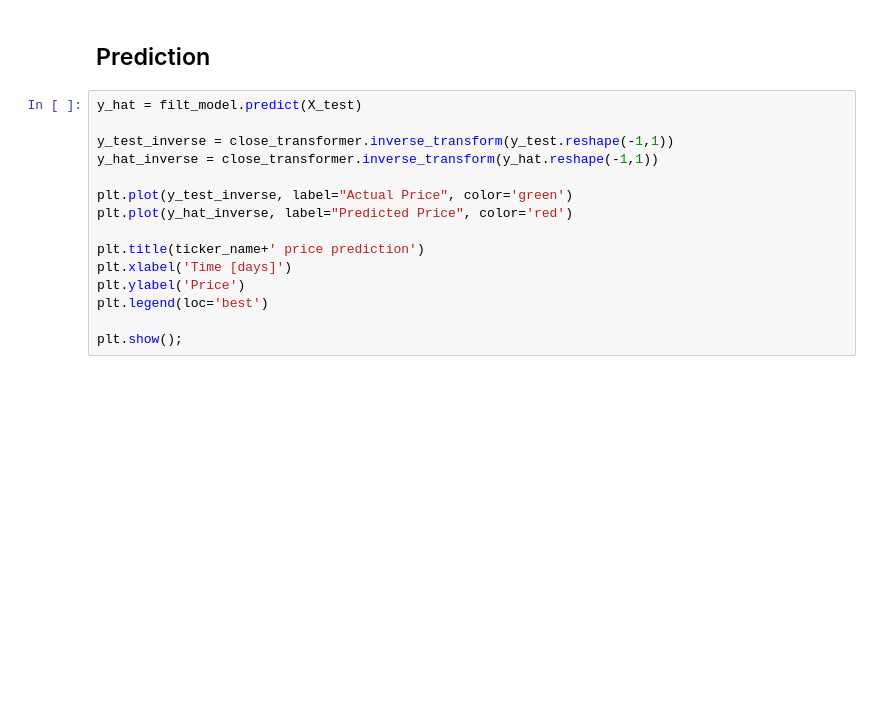
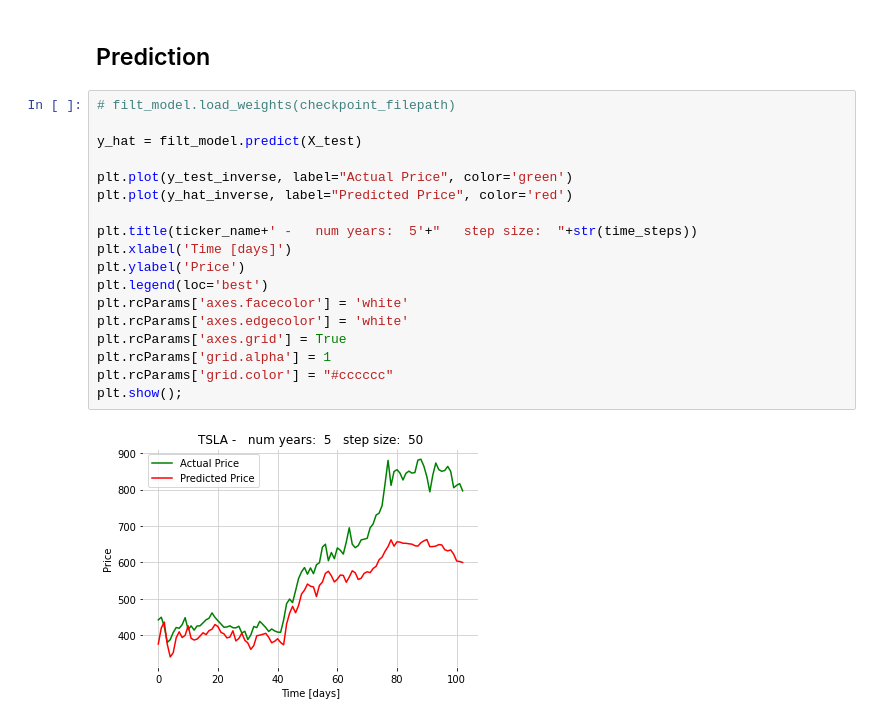
Before and after one commit to fhfonsecaa/stock_prediction_DM, a Jupyter notebook: LSTM_Filtered.ipynb, the cells around one changed output. Drawn from its saved outputs; the diff is of its cells as text; blank space fills up the shorter version.

```diff
--- a/LSTM_Filtered.ipynb
+++ b/LSTM_Filtered.ipynb
@@ -439,17 +489,22 @@ plt.show()
 # %% [markdown]
 ## Prediction
 # %%
+# filt_model.load_weights(checkpoint_filepath)
+
 y_hat = filt_model.predict(X_test)
-
-y_test_inverse = close_transformer.inverse_transform(y_test.reshape(-1,1))
-y_hat_inverse = close_transformer.inverse_transform(y_hat.reshape(-1,1))
 
 plt.plot(y_test_inverse, label="Actual Price", color='green')
 plt.plot(y_hat_inverse, label="Predicted Price", color='red')
 
-plt.title(ticker_name+' price prediction')
+plt.title(ticker_name+' -   num years:  5'+"   step size:  "+str(time_steps))
 plt.xlabel('Time [days]')
 plt.ylabel('Price')
 plt.legend(loc='best')
-
+plt.rcParams['axes.facecolor'] = 'white'
+plt.rcParams['axes.edgecolor'] = 'white'
+plt.rcParams['axes.grid'] = True
+plt.rcParams['grid.alpha'] = 1
+plt.rcParams['grid.color'] = "#cccccc"
 plt.show();
+# %% [output]
+[figure, added]
```
Also changed, not shown: parts of 8 cells of this notebook, 4 other files.
